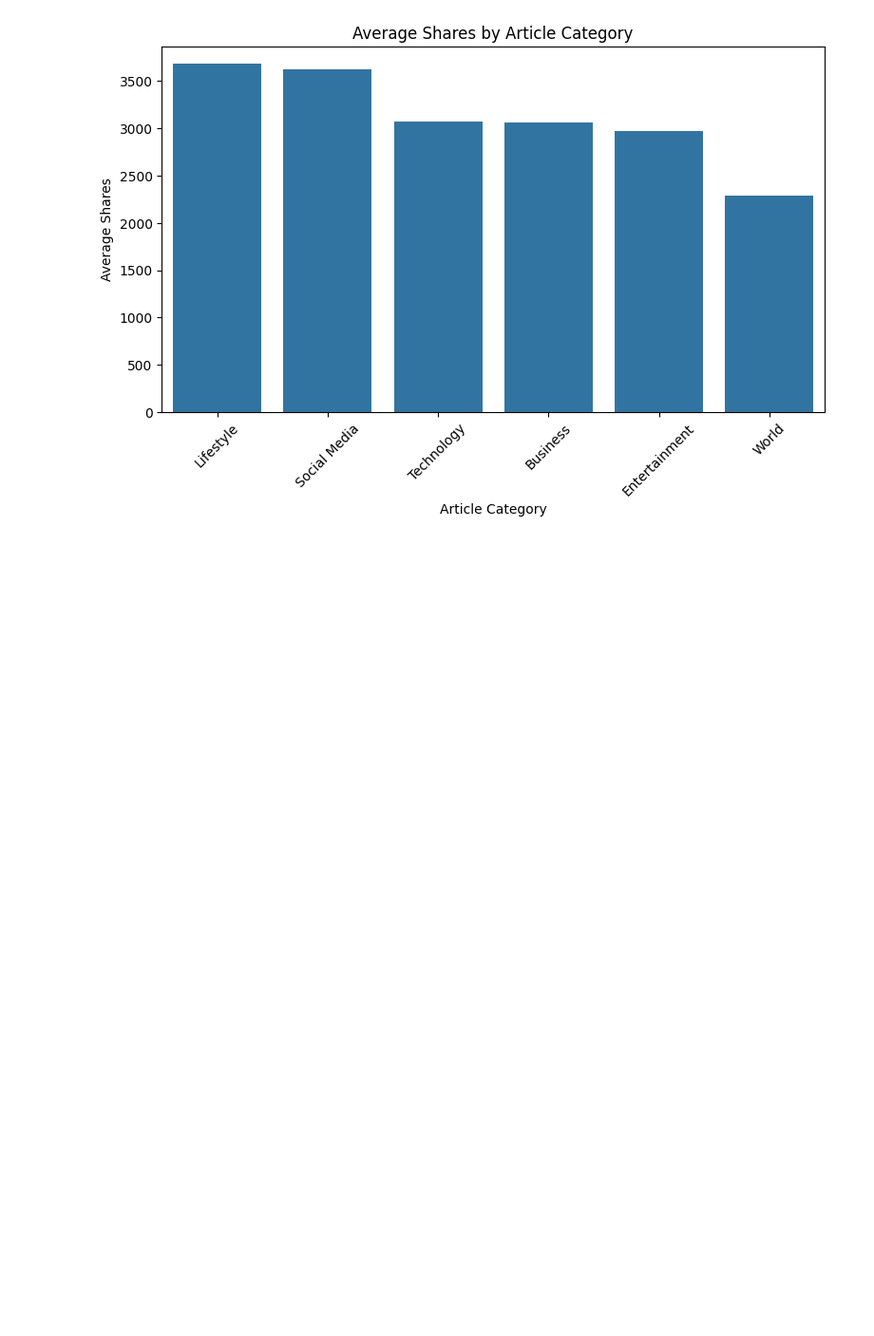
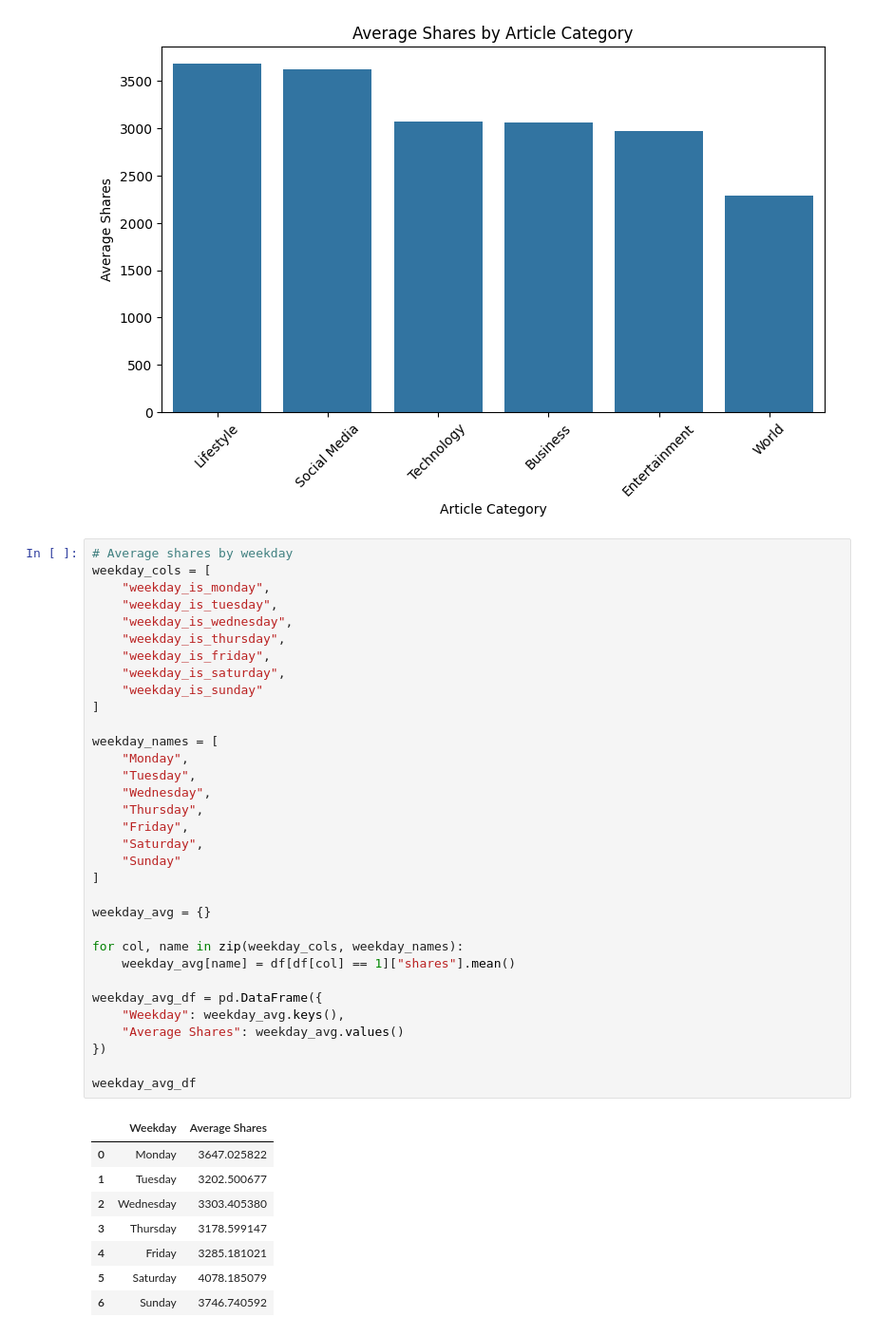
Before and after one commit to dd4real2k/online-news-popularity-prediction, a Jupyter notebook: notebooks/03_eda_visualisation.ipynb, the cells around one changed output. Shown at 95% size. Drawn from its saved outputs; the diff is of its cells as text; blank space fills up the shorter version.

```diff
--- a/notebooks/03_eda_visualisation.ipynb
+++ b/notebooks/03_eda_visualisation.ipynb
@@ -84,3 +84,45 @@ plt.xticks(rotation=45)
 plt.show()
 # %% [output]
 [figure]
+# %%
+# Average shares by weekday
+weekday_cols = [
+    "weekday_is_monday",
+    "weekday_is_tuesday",
+    "weekday_is_wednesday",
+    "weekday_is_thursday",
+    "weekday_is_friday",
+    "weekday_is_saturday",
+    "weekday_is_sunday"
+]
+
+weekday_names = [
+    "Monday",
+    "Tuesday",
+    "Wednesday",
+    "Thursday",
+    "Friday",
+    "Saturday",
+    "Sunday"
+]
+
+weekday_avg = {}
+
+for col, name in zip(weekday_cols, weekday_names):
+    weekday_avg[name] = df[df[col] == 1]["shares"].mean()
+
+weekday_avg_df = pd.DataFrame({
+    "Weekday": weekday_avg.keys(),
+    "Average Shares": weekday_avg.values()
+})
+
+weekday_avg_df
+# %% [output]
+|  | Weekday | Average Shares |
+| 0 | Monday | 3647.025822 |
+| 1 | Tuesday | 3202.500677 |
+| 2 | Wednesday | 3303.405380 |
+| 3 | Thursday | 3178.599147 |
+| 4 | Friday | 3285.181021 |
+| 5 | Saturday | 4078.185079 |
+| 6 | Sunday | 3746.740592 |
```
Also changed, not shown: parts of 1 cell of this notebook.
